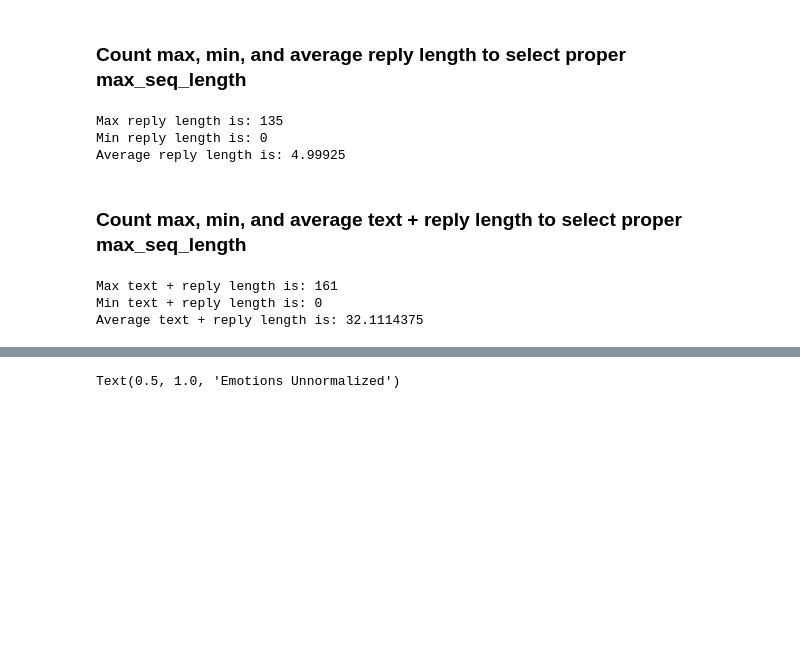
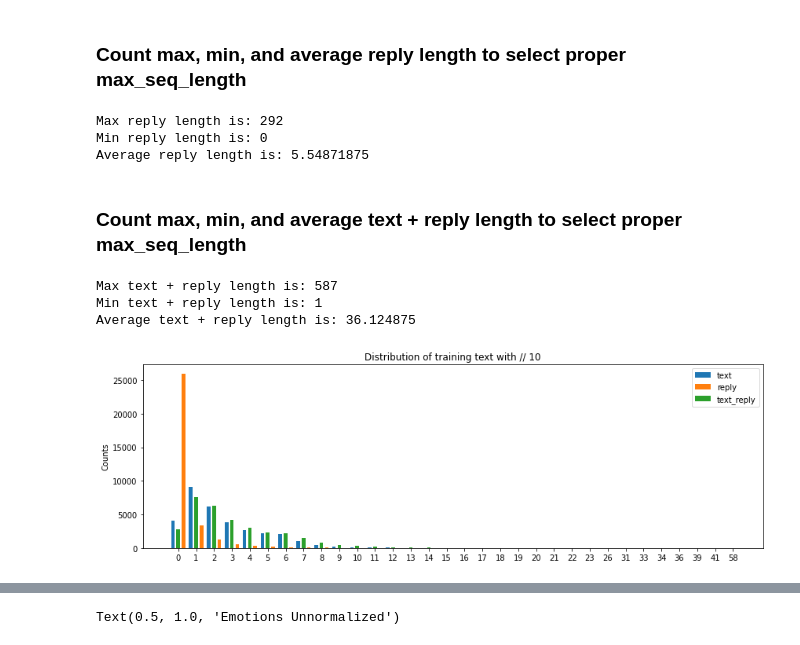
Before and after one commit to wywyWang/NLP-2020-EmotionGIF, a Jupyter notebook: EmotionGIF-V2.ipynb, the cells around one changed output, grey strips where cells are left out. Drawn from its saved outputs; the diff is of its cells as text; code cells hidden in the pictures; blank space fills up the shorter version.

```diff
--- a/EmotionGIF-V2.ipynb
+++ b/EmotionGIF-V2.ipynb
@@ -348,18 +357,20 @@ df_dev.to_json('./results/dev.json', orient='records', lines=True)
 # %% [markdown]
 ### Count min, max, and average text length to select proper max_seq_length
 # %%
+tokenizer = RobertaTokenizer.from_pretrained("roberta-base")
 text_cnt = 0
 max_cnt = 0
 min_cnt = 1e3
 text_bar = []
 for each_text in df['text']:
-    each_cnt = len(preprocess_module.tokenize(each_text))
+    each_cnt = len(tokenizer.tokenize(each_text))
     text_cnt += each_cnt
-    text_bar.append(each_cnt % 10)
+    text_bar.append(each_cnt // 10)
     if each_cnt > max_cnt:
         max_cnt = each_cnt
     if each_cnt < min_cnt:
         min_cnt = each_cnt
+text_level = Counter(sorted(text_bar))
 print("Max text length is: {}".format(max_cnt))
 print("Min text length is: {}".format(min_cnt))
 print("Average text length is: {}".format(text_cnt / len(df['text'])))
@@ -375,20 +388,21 @@ max_cnt = 0
 min_cnt = 1e3
 reply_bar = []
 for each_reply in df['reply']:
-    each_cnt = len(preprocess_module.tokenize(each_reply))
+    each_cnt = len(tokenizer.tokenize(each_reply))
     reply_cnt += each_cnt
-    reply_bar.append(each_cnt % 10)
+    reply_bar.append(each_cnt // 10)
     if each_cnt > max_cnt:
         max_cnt = each_cnt
     if each_cnt < min_cnt:
         min_cnt = each_cnt
+reply_level = Counter(sorted(reply_bar))
 print("Max reply length is: {}".format(max_cnt))
 print("Min reply length is: {}".format(min_cnt))
 print("Average reply length is: {}".format(reply_cnt / len(df['reply'])))
 # %% [output]
-Max reply length is: 135
+Max reply length is: 292
 Min reply length is: 0
-Average reply length is: 4.99925
+Average reply length is: 5.54871875
 # %% [markdown]
 ### Count max, min, and average text + reply length to select proper max_seq_length
 # %%
@@ -397,19 +411,56 @@ max_cnt = 0
 min_cnt = 1e3
 text_reply_bar = []
 for eid, each_reply in enumerate(df['reply']):
-    each_text_cnt = len(preprocess_module.tokenize(df['text'][eid]))
-    each_reply_cnt = len(preprocess_module.tokenize(each_reply))
+    each_text_cnt = len(tokenizer.tokenize(df['text'][eid]))
+    each_reply_cnt = len(tokenizer.tokenize(each_reply))
     each_cnt = each_text_cnt + each_reply_cnt
-    text_reply_bar.append(each_cnt % 10)
+    text_reply_bar.append(each_cnt // 10)
     text_reply_cnt += each_cnt
     if each_cnt > max_cnt:
         max_cnt = each_cnt
     if each_cnt < min_cnt:
         min_cnt = each_cnt
+text_reply_level = Counter(sorted(text_reply_bar))
 print("Max text + reply length is: {}".format(max_cnt))
 print("Min text + reply length is: {}".format(min_cnt))
 print("Average text + reply length is: {}".format(text_reply_cnt / len(df['reply'])))
 # %% [output]
-Max text + reply length is: 161
-Min text + reply length is: 0
-Average text + reply length is: 32.1114375
+Max text + reply length is: 587
+Min text + reply length is: 1
+Average text + reply length is: 36.124875
+# %%
+def autolabel(rects):
+    """Attach a text label above each bar in *rects*, displaying its height."""
+    for rect in rects:
+        height = rect.get_height()
+        ax.annotate('{}'.format(height),
+                    xy=(rect.get_x() + rect.get_width() / 2, height),
+                    xytext=(0, 3),  # 3 points vertical offset
+                    textcoords="offset points",
+                    ha='center', va='bottom')
+
+text_indices = np.arange(len(text_level))
+reply_indices = np.arange(len(reply_level))
+text_reply_indices = np.arange(len(text_reply_level))
+# Plot results
+fig, ax = plt.subplots(figsize=(12, 4))
+width = 0.2
+results_text = plt.bar(text_indices - 0.3, list(text_level.values()), width, label='text')
+results_reply = plt.bar(reply_indices + 0.3, list(reply_level.values()), width, label='reply')
+results_text_reply = plt.bar(text_reply_indices, list(text_reply_level.values()), width, label='text_reply')
+
+plt.xticks(range(len(text_reply_level)), list(text_reply_level.keys()))
+ax.set_ylabel('Counts')
+ax.set_title('Distribution of training text with // 10')
+# ax.set_xticks(x)
+# ax.set_xticklabels(text_reply_indices)
+ax.legend()
+
+# autolabel(results_text)
+# autolabel(results_reply)
+# autolabel(results_text_reply)
+
+fig.tight_layout()
+plt.show()
+# %% [output]
+[figure, added]
```
Also changed, not shown: parts of 20 cells of this notebook.
